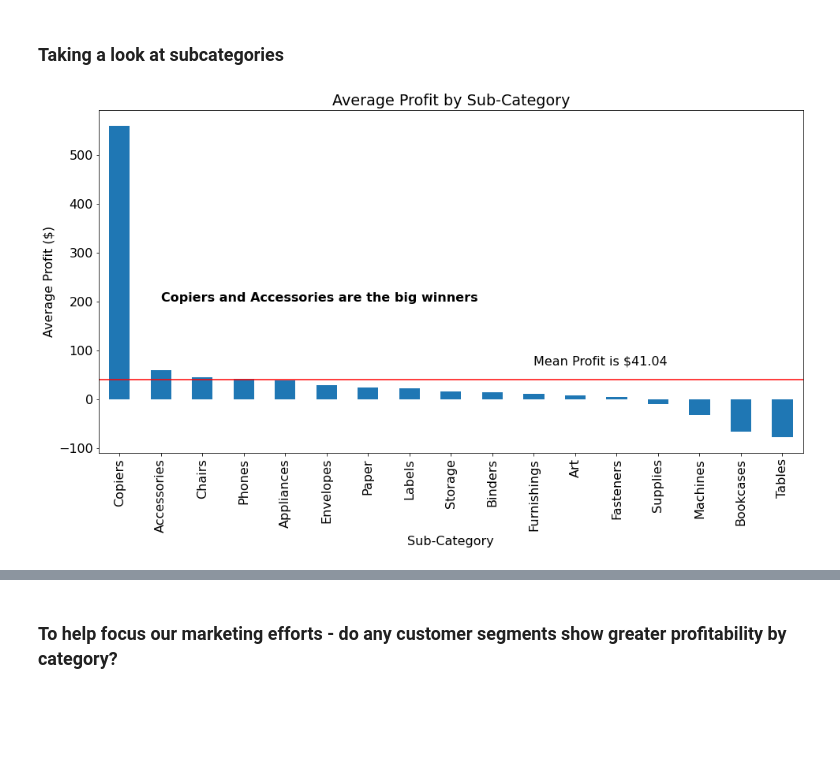
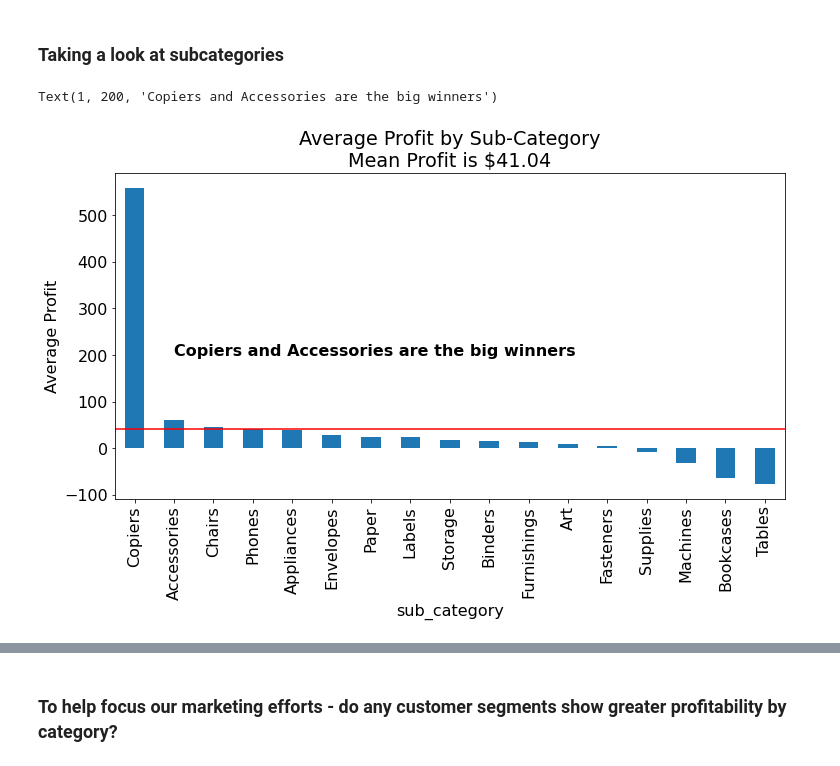
Before and after one commit to superstore-stephen-jesse/superstor-time-series-project, a Jupyter notebook: final_report.ipynb, the cells around one changed output, grey strips where cells are left out. Drawn from its saved outputs; the diff is of its cells as text; code cells hidden in the pictures; blank space fills up the shorter version.

```diff
--- a/final_report.ipynb
+++ b/final_report.ipynb
@@ -93,14 +82,11 @@ Significant Higher  Technology
 ### Taking a look at subcategories
 # %%
 mean_profit = df.groupby("sub_category").profit.mean().mean()
-plt.figure(figsize=(16,8))
 df.groupby("sub_category").profit.mean().sort_values(ascending=False).plot.bar()
-plt.title(f'Average Profit by Sub-Category')
-plt.xlabel('Sub-Category')
-plt.ylabel('Average Profit ($)')
+plt.title(f'Average Profit by Sub-Category\nMean Profit is ${mean_profit:.2f}')
+plt.ylabel('Average Profit')
 plt.axhline(mean_profit, color='r')
 plt.annotate('Copiers and Accessories are the big winners', xy=(1,200), fontweight='bold')
-plt.annotate(f'Mean Profit is ${mean_profit:.2f}', xy=(10,70))
-None
 # %% [output]
+Text(1, 200, 'Copiers and Accessories are the big winners')
-[figure, old version]
+[figure, new version]
```
Also changed, not shown: parts of 22 cells of this notebook.
